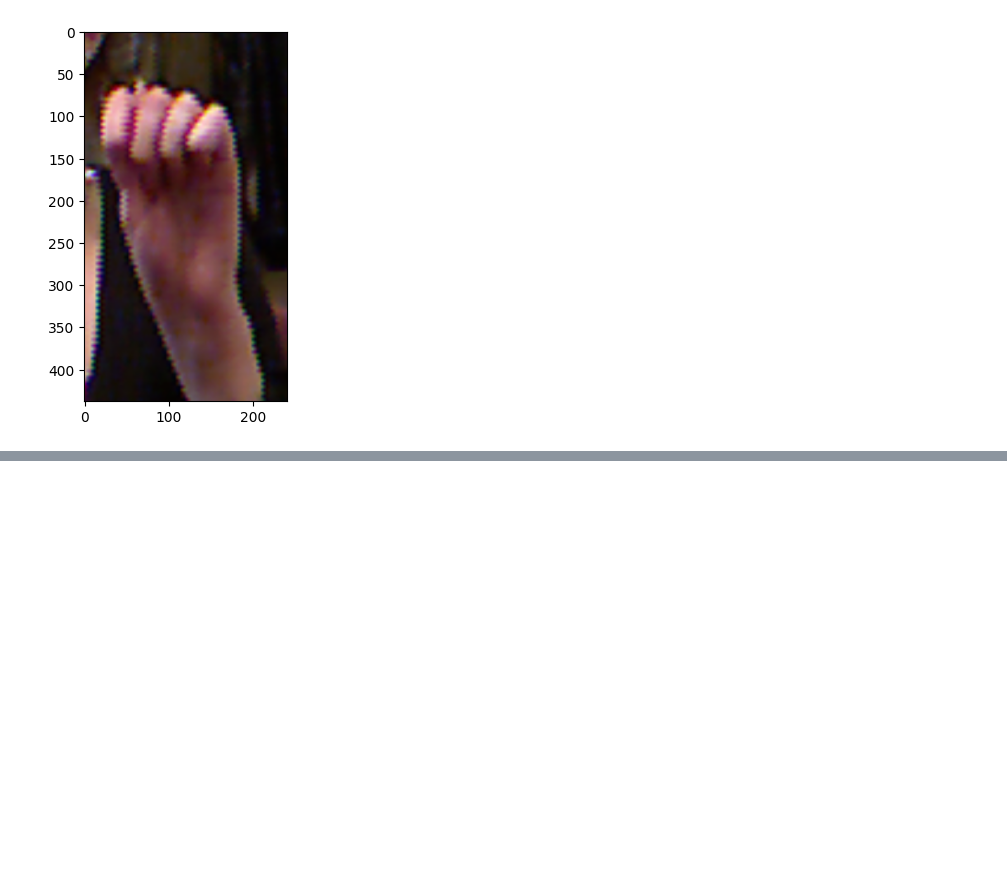
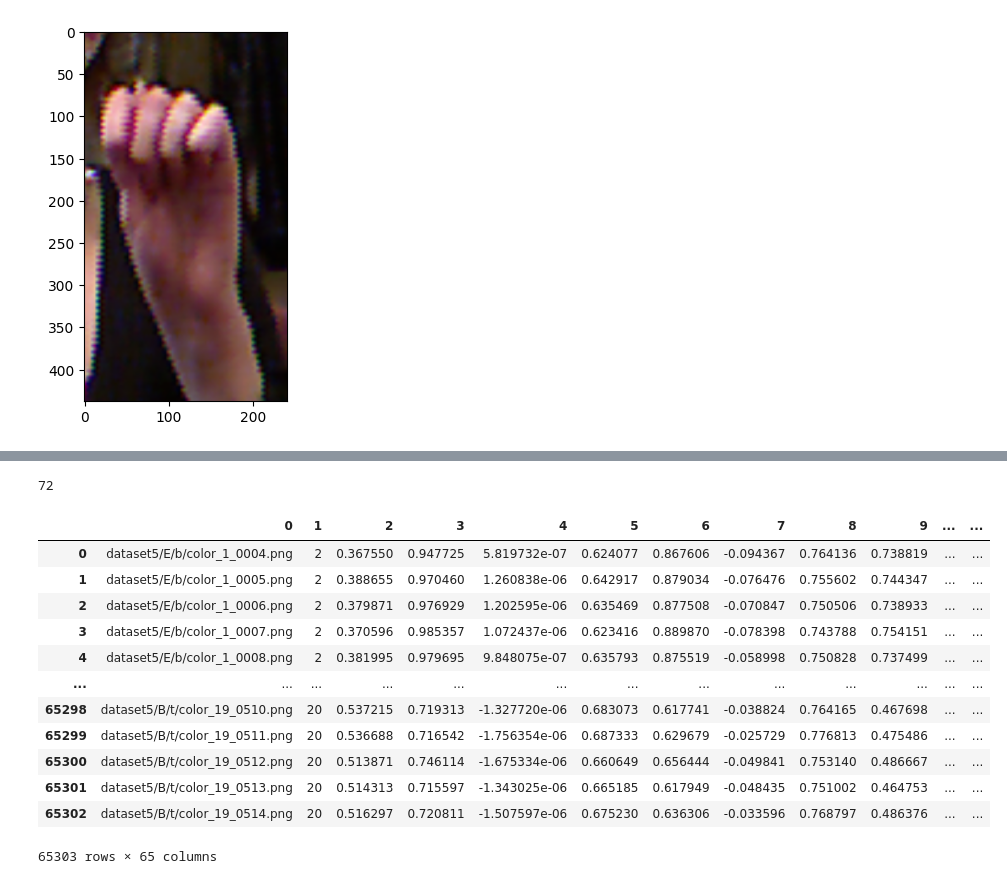
Before and after one commit to EvaCheng-cty/ODML, a Jupyter notebook: Preprocess dataset5.ipynb, the cells around one changed output, grey strips where cells are left out. Cells and saved outputs as stored; diff of their text form; code cells hidden in the pictures; blank space fills up the shorter version.

```diff
--- a/Preprocess dataset5.ipynb
+++ b/Preprocess dataset5.ipynb
@@ -121,0 +132,5 @@ plt.imshow(cv2.resize(image_rgb, (240, 438)))
+# %%
+len(val['annotations'])
+len(test['annotations'])
+# %% [output]
+72
@@ -121,0 +155,20 @@ plt.imshow(cv2.resize(image_rgb, (240, 438)))
+# %%
+import pandas as pd
+
+
+df = pd.read_csv("mp_annotations.csv")
+df
+# %% [output]
+|  | 0 | 1 | 2 | 3 | 4 | 5 | 6 | 7 | 8 | 9 | ... | ... |
+| 0 | dataset5/E/b/color_1_0004.png | 2 | 0.367550 | 0.947725 | 5.819732e-07 | 0.624077 | 0.867606 | -0.094367 | 0.764136 | 0.738819 | ... | ... |
+| 1 | dataset5/E/b/color_1_0005.png | 2 | 0.388655 | 0.970460 | 1.260838e-06 | 0.642917 | 0.879034 | -0.076476 | 0.755602 | 0.744347 | ... | ... |
+| 2 | dataset5/E/b/color_1_0006.png | 2 | 0.379871 | 0.976929 | 1.202595e-06 | 0.635469 | 0.877508 | -0.070847 | 0.750506 | 0.738933 | ... | ... |
+| 3 | dataset5/E/b/color_1_0007.png | 2 | 0.370596 | 0.985357 | 1.072437e-06 | 0.623416 | 0.889870 | -0.078398 | 0.743788 | 0.754151 | ... | ... |
+| 4 | dataset5/E/b/color_1_0008.png | 2 | 0.381995 | 0.979695 | 9.848075e-07 | 0.635793 | 0.875519 | -0.058998 | 0.750828 | 0.737499 | ... | ... |
+| ... | ... | ... | ... | ... | ... | ... | ... | ... | ... | ... | ... | ... |
+| 65298 | dataset5/B/t/color_19_0510.png | 20 | 0.537215 | 0.719313 | -1.327720e-06 | 0.683073 | 0.617741 | -0.038824 | 0.764165 | 0.467698 | ... | ... |
+| 65299 | dataset5/B/t/color_19_0511.png | 20 | 0.536688 | 0.716542 | -1.756354e-06 | 0.687333 | 0.629679 | -0.025729 | 0.776813 | 0.475486 | ... | ... |
+| 65300 | dataset5/B/t/color_19_0512.png | 20 | 0.513871 | 0.746114 | -1.675334e-06 | 0.660649 | 0.656444 | -0.049841 | 0.753140 | 0.486667 | ... | ... |
+| 65301 | dataset5/B/t/color_19_0513.png | 20 | 0.514313 | 0.715597 | -1.343025e-06 | 0.665185 | 0.617949 | -0.048435 | 0.751002 | 0.464753 | ... | ... |
+| 65302 | dataset5/B/t/color_19_0514.png | 20 | 0.516297 | 0.720811 | -1.507597e-06 | 0.675230 | 0.636306 | -0.033596 | 0.768797 | 0.486376 | ... | ... |
+65303 rows × 65 columns
```
Also changed, not shown: parts of 7 cells of this notebook, 22 other files.
